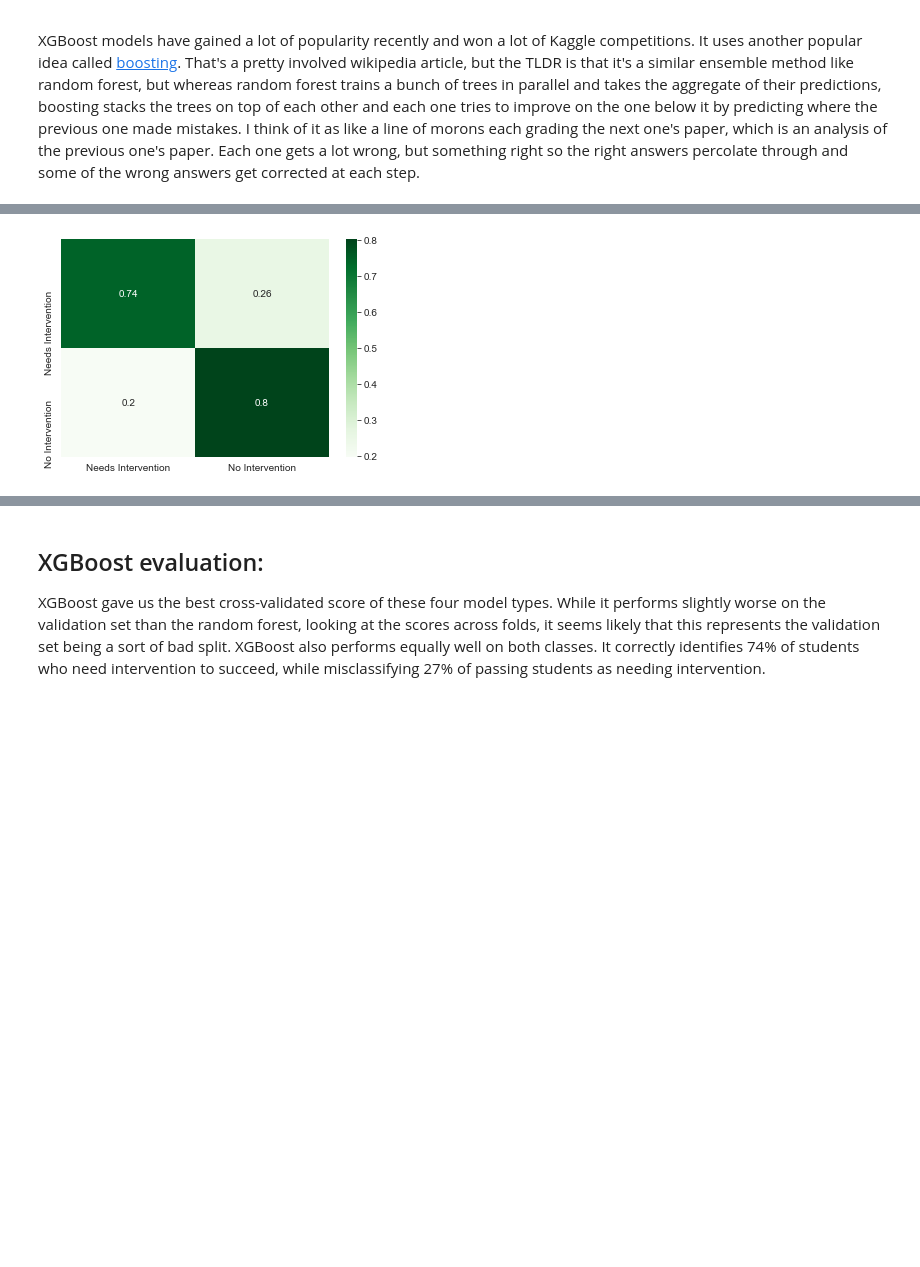
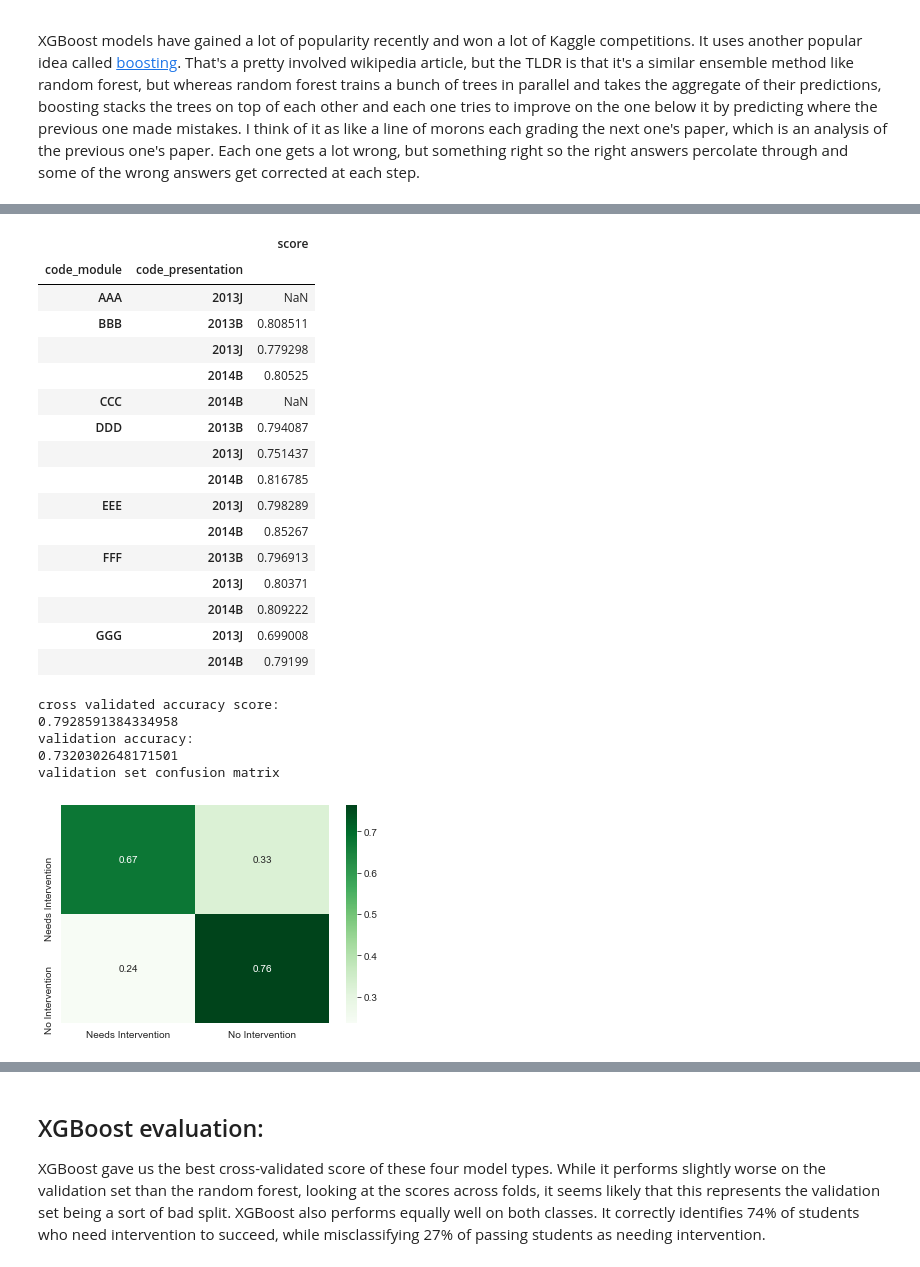
Before and after one commit to Caellwyn/ou_student_predictions, a Jupyter notebook: notebooks/shallow_modeling.ipynb, the cells around one changed output, grey strips where cells are left out. Saved outputs shown, nothing was run; the diff lists cells and outputs as text; code cells hidden in the pictures; blank space fills up the shorter version.

```diff
--- a/notebooks/shallow_modeling.ipynb
+++ b/notebooks/shallow_modeling.ipynb
@@ -141,0 +49,2 @@ The FSM achieves 73.6% accuracy with a good balance between course predictions.
+# %%
+df_full = load_OU_data(prediction_window=.5)
@@ -182,16 +180,16 @@ We used the logistic regression classifier to tune our features, but now it's ti
 # Decision Tree
 A decision tree is a promising candidate for this problem because it does not assume the independence of the features. Instead it seeks to find the best way to divide and subdivide the data in a tree structure based on the values of different variables.  We can tune how many features each split is allowed to consider.  Once the tree is build predictions are made by sending an observations down the tree sending it on a path to the predicted class as it reaches each split in the tree is sent in one or the other direction.  You can think of it like a deterministic Pachinko machine!
 # %%
-DTparams = {'criterion':['gini','entropy'],
-           'splitter':['best','random'],
-           'max_depth':[4,10],'min_samples_split':[.01,.1,.2,.5],
-           'max_features':[1,2,3,4,5],'random_state':[111]}
+DTparams = {'criterion':['entropy'],
+           'splitter':['best'],
+           'max_depth':[4,20],'min_samples_split':[.5,.6],
+           'max_features':[4,5],'random_state':[111]}
 
-DTgrid = Course_GridSearchCV(DecisionTreeClassifier(), DTparams, cv=cv, scoring = 'accuracy')
 
-DTgrid.fit(X_t, y_t)
+DTgrid = GridSearchPresentationCV(DecisionTreeClassifier(), DTparams,
+                                scoring='accuracy', verbose = 1)
 
-DTmodel = score_grid(DTgrid, X_val_transformed, y_val, cmap = 'Greens')
-plt.savefig('../figures/DTconfmatrix.png',dpi=250)
-pickle.dump(DTmodel,open('../models/DTmodel2.pkl','wb'))
+DTgrid.fit(train_df)
+DTmodel = score_grid(DTgrid, X_test_transformed, y_test)
+pickle.dump(DTmodel,open('../models/DTmodel3.pkl','wb'))
 # %% [output]
@@ -247,22 +302,23 @@ Apparently bagging is not the right approach to this problem.  Our single well t
 # eXtreme Gradient Boost model:
 XGBoost models have gained a lot of popularity recently and won a lot of Kaggle competitions.  It uses another popular idea called [boosting](https://en.wikipedia.org/wiki/Gradient_boosting).  That's a pretty involved wikipedia article, but the TLDR is that it's a similar ensemble method like random forest, but whereas random forest trains a bunch of trees in parallel and takes the aggregate of their predictions, boosting stacks the trees on top of each other and each one tries to improve on the one below it by predicting where the previous one made mistakes.  I think of it as like a line of morons each grading the next one's paper, which is an analysis of the previous one's paper.  Each one gets a lot wrong, but something right so the right answers percolate through and some of the wrong answers get corrected at each step.
 # %%
-XGBparams = {'n_estimators':[150,200],
-             'max_depth':[4],
-             'learning_rate':[.1],
-             'subsample':[.7],
-             'gamma':[0,1],
-             'min_child_weight':[1,2],
-             'num_parallel_tree':[1,2],
-             'eval_metric':['error','logloss'],
-            'colsample_bytree':[.6,.7,.8],
-            'base_score':[.1,.2,.4]}
+XGBparams = {'n_estimators':[400, 750],
+             'max_depth':[4, 7],
+             'learning_rate':[.01, .1],
+             'subsample':[.5,.7],
+             'min_child_weight':[4,5],
+             'num_parallel_tree':[3,4],
+             'eval_metric':['logloss'],
+            'colsample_bytree':[.7,.8],
+            'base_score':[.4,.6]}
 
-XBGgrid = Course_GridSearchCV(XGBClassifier(objective='binary:logistic', n_jobs=-1, random_state=111),
-                         XGBparams, cv=cv)
-XBGgrid.fit(X_t, y_t)
+XBGgrid = GridSearchPresentationCV(XGBClassifier(objective='binary:logistic',
+                                                 eval_metric='logloss',
+                                                 n_jobs=-1, random_state=111),
+                                 XGBparams, scoring = 'accuracy', verbose = 1)
+XBGgrid.fit(train_df)
 
-XGBmodel = score_grid(XBGgrid, X_val_transformed, y_val,
-                     save_path = '../figures/XGBmodelconfmatrix4.png')
-pickle.dump(XGBmodel, open('../models/XGBmodel4.pkl','wb'))
+XGBmodel = score_grid(XBGgrid, X_test_transformed, y_test)
+
+pickle.dump(XGBmodel, open('../models/XGBmodel5.pkl','wb'))
 # %% [output]
@@ -286 +342,23 @@ validation set confusion matrix
+|  |  | score |
+| code_module | code_presentation |  |
+| AAA | 2013J | NaN |
+| BBB | 2013B | 0.808511 |
+|  | 2013J | 0.779298 |
+|  | 2014B | 0.80525 |
+| CCC | 2014B | NaN |
+| DDD | 2013B | 0.794087 |
+|  | 2013J | 0.751437 |
+|  | 2014B | 0.816785 |
+| EEE | 2013J | 0.798289 |
+|  | 2014B | 0.85267 |
+| FFF | 2013B | 0.796913 |
+|  | 2013J | 0.80371 |
+|  | 2014B | 0.809222 |
+| GGG | 2013J | 0.699008 |
+|  | 2014B | 0.79199 |
+cross validated accuracy score:
+0.7928591384334958
+validation accuracy:
+0.7320302648171501
+validation set confusion matrix
-[figure, old version]
+[figure, new version]
```
Also changed, not shown: parts of 32 cells of this notebook, 26 other files.
